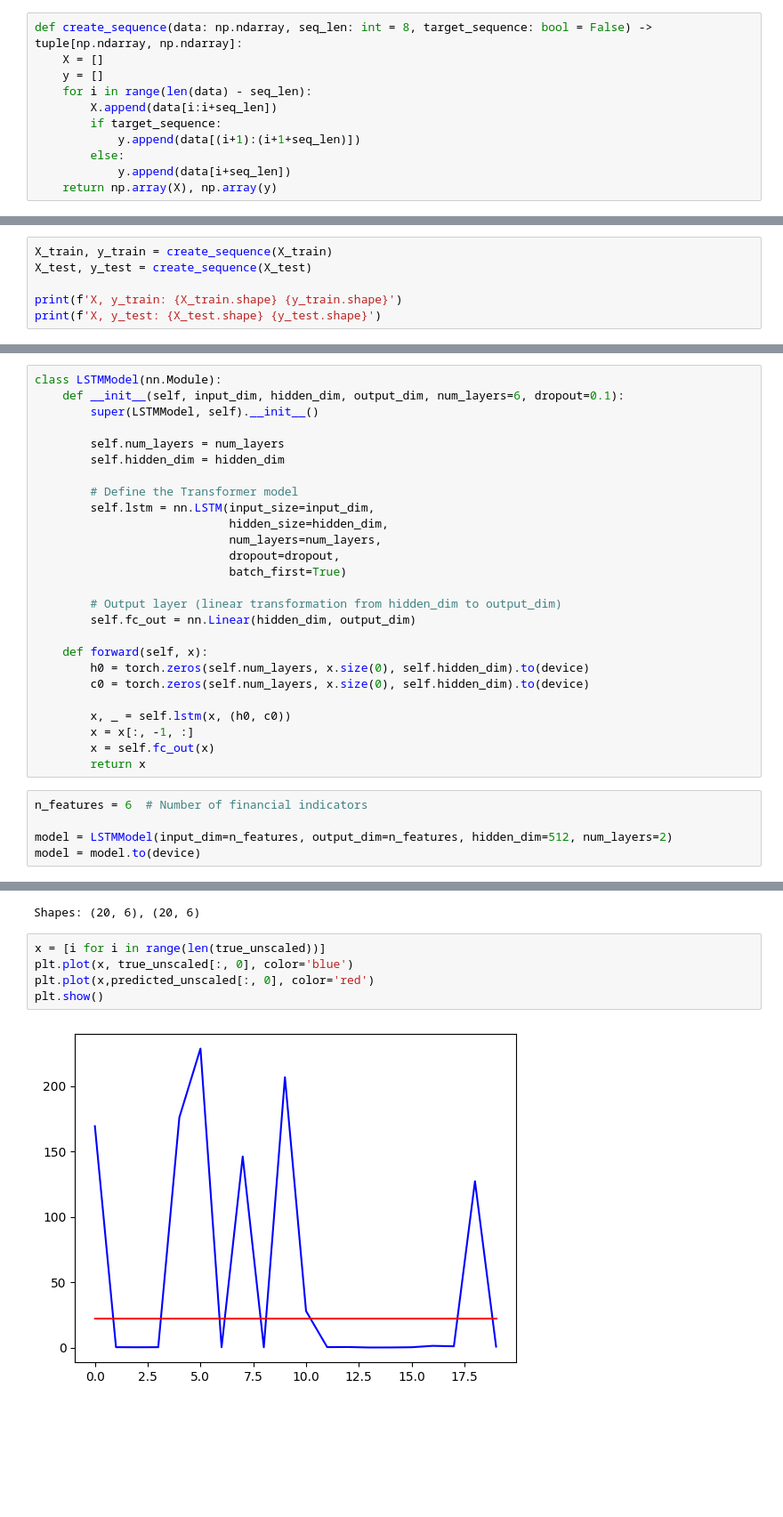
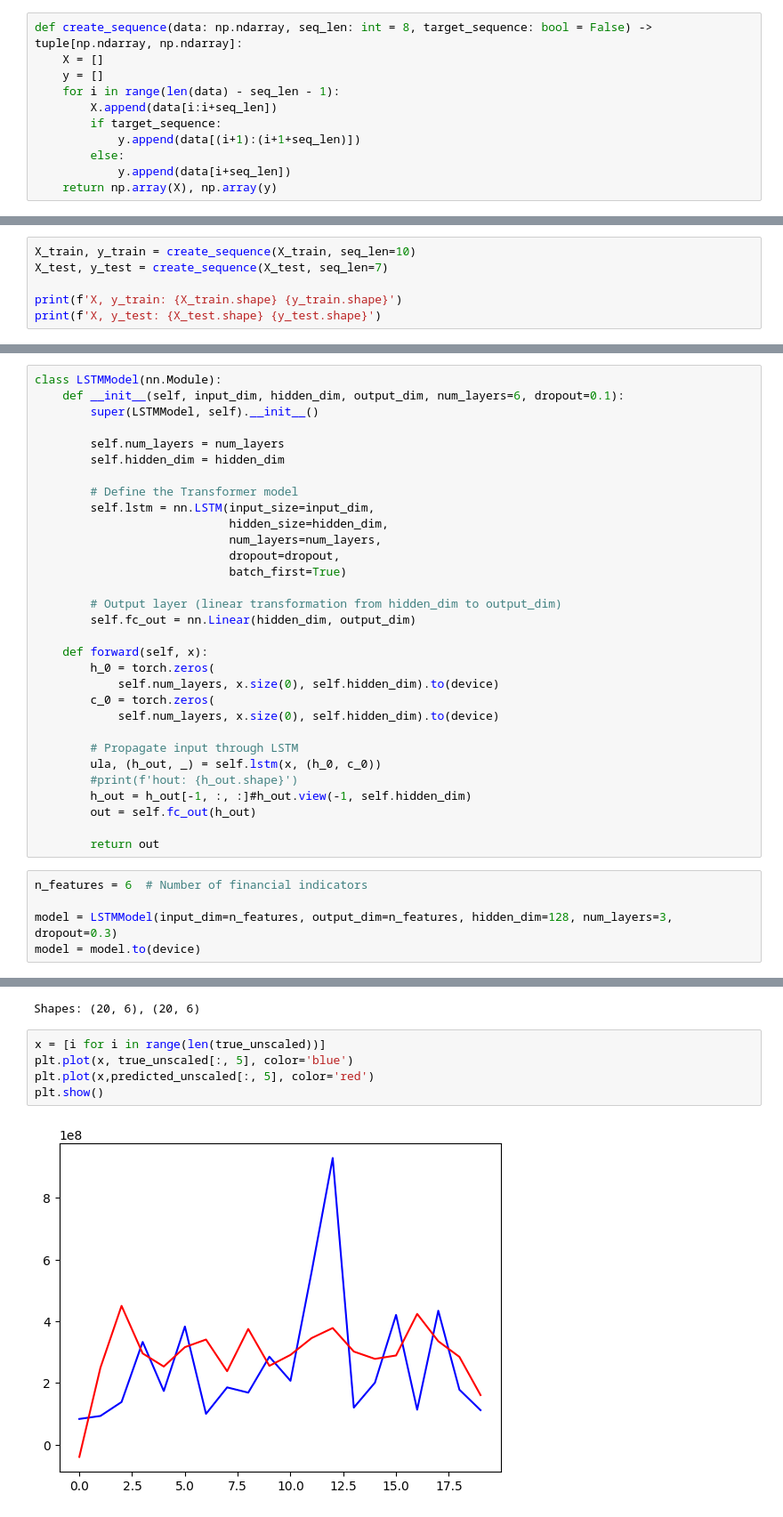
Before and after one commit to glovric/Dipl, a Jupyter notebook: torch_lstm_test.ipynb, the cells around one changed output, grey strips where cells are left out. Shown: that part at 89% size. Saved outputs shown, nothing was run; the diff lists cells and outputs as text; blank space fills up the shorter version.

Commit message:
Updated LSTM

```diff
--- a/torch_lstm_test.ipynb
+++ b/torch_lstm_test.ipynb
@@ -34,7 +34,7 @@ X.shape
 def create_sequence(data: np.ndarray, seq_len: int = 8, target_sequence: bool = False) -> tuple[np.ndarray, np.ndarray]:
     X = []
     y = []
-    for i in range(len(data) - seq_len):
+    for i in range(len(data) - seq_len - 1):
         X.append(data[i:i+seq_len])
         if target_sequence:
             y.append(data[(i+1):(i+1+seq_len)])
@@ -60,8 +61,8 @@ Train: (8874, 6), Test: (2219, 6)
 # %% [markdown]
 # Create sequences
 # %%
-X_train, y_train = create_sequence(X_train)
-X_test, y_test = create_sequence(X_test)
+X_train, y_train = create_sequence(X_train, seq_len=10)
+X_test, y_test = create_sequence(X_test, seq_len=7)
 
 print(f'X, y_train: {X_train.shape} {y_train.shape}')
 print(f'X, y_test: {X_test.shape} {y_test.shape}')
@@ -133,17 +134,22 @@ class LSTMModel(nn.Module):
         self.fc_out = nn.Linear(hidden_dim, output_dim)
 
     def forward(self, x):
-        h0 = torch.zeros(self.num_layers, x.size(0), self.hidden_dim).to(device)
-        c0 = torch.zeros(self.num_layers, x.size(0), self.hidden_dim).to(device)
+        h_0 = torch.zeros(
+            self.num_layers, x.size(0), self.hidden_dim).to(device)
+        c_0 = torch.zeros(
+            self.num_layers, x.size(0), self.hidden_dim).to(device)
 
-        x, _ = self.lstm(x, (h0, c0))
-        x = x[:, -1, :]
-        x = self.fc_out(x)
-        return x
+        # Propagate input through LSTM
+        ula, (h_out, _) = self.lstm(x, (h_0, c_0))
+        #print(f'hout: {h_out.shape}')
+        h_out = h_out[-1, :, :]#h_out.view(-1, self.hidden_dim)
+        out = self.fc_out(h_out)
+
+        return out
 # %%
 n_features = 6  # Number of financial indicators
 
-model = LSTMModel(input_dim=n_features, output_dim=n_features, hidden_dim=512, num_layers=2)
+model = LSTMModel(input_dim=n_features, output_dim=n_features, hidden_dim=128, num_layers=3, dropout=0.3)
 model = model.to(device)
 # %%
 criterion = nn.MSELoss()
@@ -202,8 +207,8 @@ print(f'Shapes: {true_unscaled.shape}, {predicted_unscaled.shape}')
 Shapes: (20, 6), (20, 6)
 # %%
 x = [i for i in range(len(true_unscaled))]
-plt.plot(x, true_unscaled[:, 0], color='blue')
-plt.plot(x,predicted_unscaled[:, 0], color='red')
+plt.plot(x, true_unscaled[:, 5], color='blue')
+plt.plot(x,predicted_unscaled[:, 5], color='red')
 plt.show()
 # %% [output]
-[figure, old version]
+[figure, new version]
```
Also changed, not shown: parts of 6 cells of this notebook.
